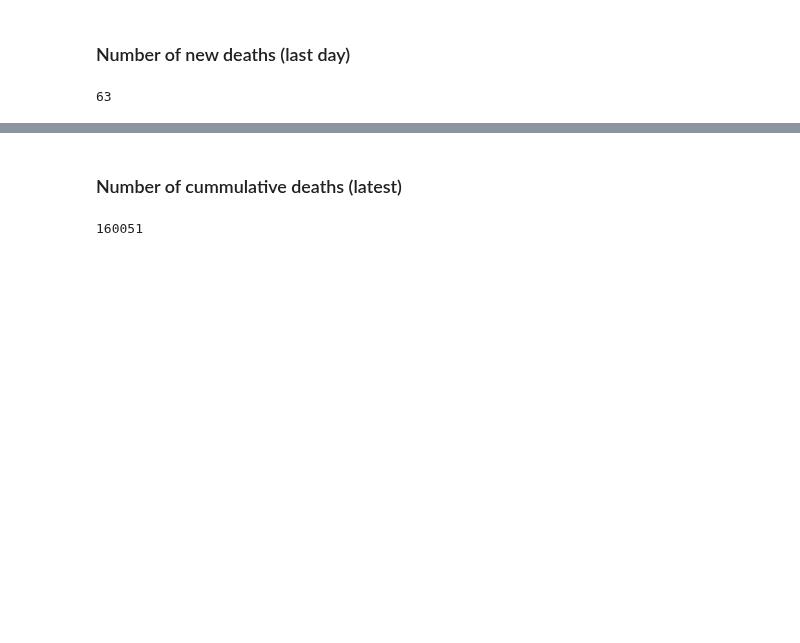
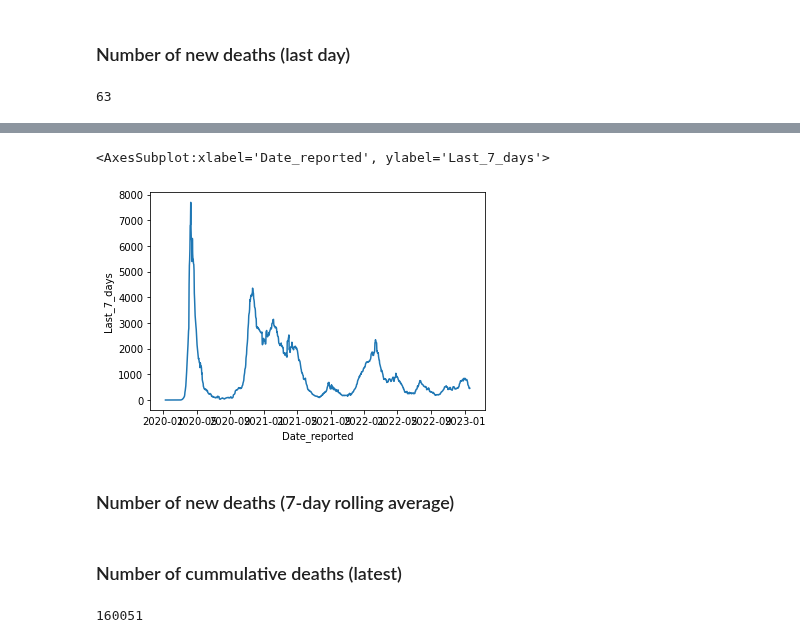
Before and after one commit to AmElmo/Covid_tracking_dashboard, a Jupyter notebook: data_collection.ipynb, the cells around one changed output, grey strips where cells are left out. Cells and saved outputs as stored; diff of their text form; code cells hidden in the pictures; blank space fills up the shorter version.

```diff
--- a/data_collection.ipynb
+++ b/data_collection.ipynb
@@ -44,0 +79,9 @@ new_deaths_last
+# %%
+pd.set_option('mode.chained_assignment', None)
+
+
+data_country = data[data["Country"] == "France"]
+new_deaths_7d = data_country[["Date_reported", "New_deaths"]]
+new_deaths_7d["Last_7_days"] = new_deaths_7d["New_deaths"].rolling(7).sum()
+
+new_deaths_7d
@@ -45,3 +102,10 @@ new_deaths_last
+# %%
+sns.lineplot(data=new_deaths_7d, x="Date_reported", y="Last_7_days")
+# %% [output]
+<AxesSubplot:xlabel='Date_reported', ylabel='Last_7_days'>
+[figure, added]
+# %% [markdown]
+### Number of new deaths (7-day rolling average)
 # %% [markdown]
 ### Number of cummulative deaths (latest)
 # %%
```
Also changed, not shown: parts of 11 cells of this notebook.
